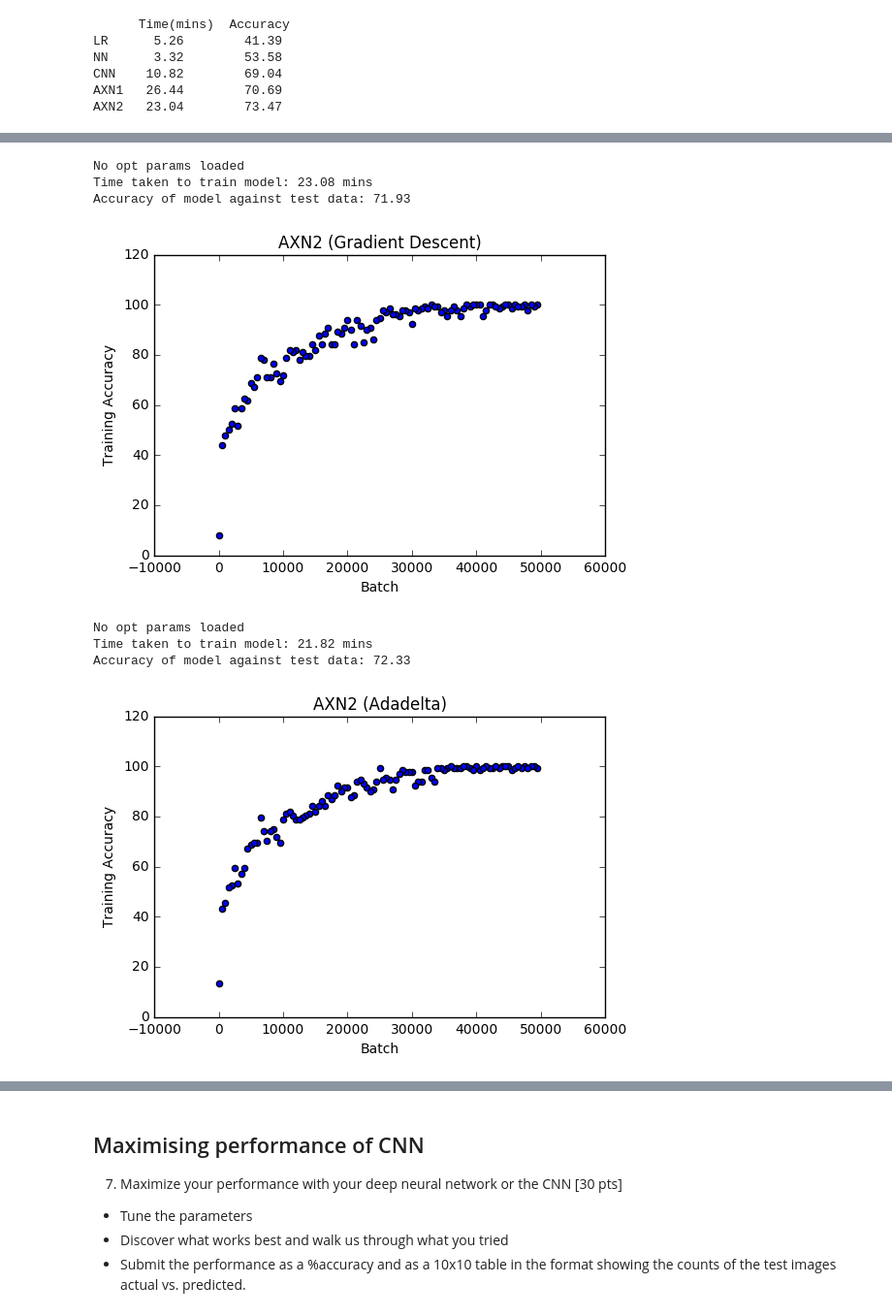
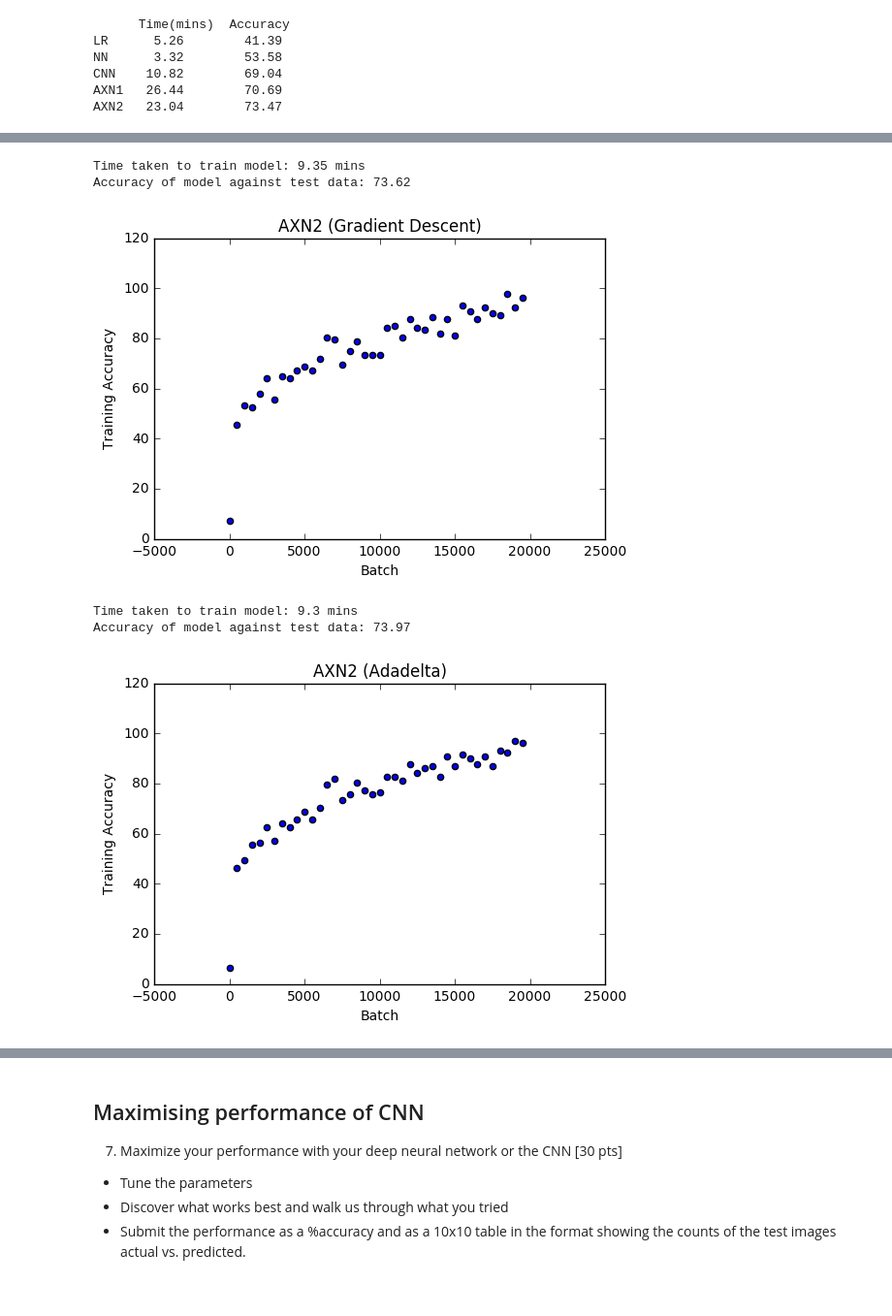
Before and after one commit to rabjohnston/E81HW4, a Jupyter notebook: submission/HW4.ipynb, the cells around one changed output, grey strips where cells are left out. Shown at 97% size. Drawn from its saved outputs; the diff is of its cells as text; code cells hidden in the pictures.

```diff
--- a/submission/HW4.ipynb
+++ b/submission/HW4.ipynb
@@ -549,29 +580,29 @@ Accuracy of model against test data: 72.88
 # %%
 rs_opt3 = Results()
-rs_opt3.load('results/AXN2Optimizers/3')
+#rs_opt3.load('results/AXN2Optimizers/3')
+rs_opt3.load('results/AXN2Params/hyper/GD')
 result_opt3 = rs_opt3.highest('accuracy')
 print('Time taken to train model: {} mins'.format(result_opt3.params['time']))
 print('Accuracy of model against test data: {}'.format(result_opt3.params['accuracy']))
 
 plotAccuracy('AXN2 (Gradient Descent)', result_opt3.epochs)
 # %% [output]
-No opt params loaded
-Time taken to train model: 23.08 mins
-Accuracy of model against test data: 71.93
+Time taken to train model: 9.35 mins
+Accuracy of model against test data: 73.62
-[figure, old version]
+[figure, new version]
 # %%
 rs_opt4 = Results()
-rs_opt4.load('results/AXN2Optimizers/4')
+#rs_opt4.load('results/AXN2Optimizers/4')
+rs_opt4.load('results/AXN2Params/hyper/Adadelta')
 result_opt4 = rs_opt4.highest('accuracy')
 print('Time taken to train model: {} mins'.format(result_opt4.params['time']))
 print('Accuracy of model against test data: {}'.format(result_opt4.params['accuracy']))
 
 plotAccuracy('AXN2 (Adadelta)', result_opt4.epochs)
 # %% [output]
-No opt params loaded
-Time taken to train model: 21.82 mins
-Accuracy of model against test data: 72.33
+Time taken to train model: 9.3 mins
+Accuracy of model against test data: 73.97
-[figure, old version]
+[figure, new version]
 # %%
 # Compute ROC curve and Area Under the Curve
 
```
Also changed, not shown: parts of 21 cells of this notebook, 3 other files.
